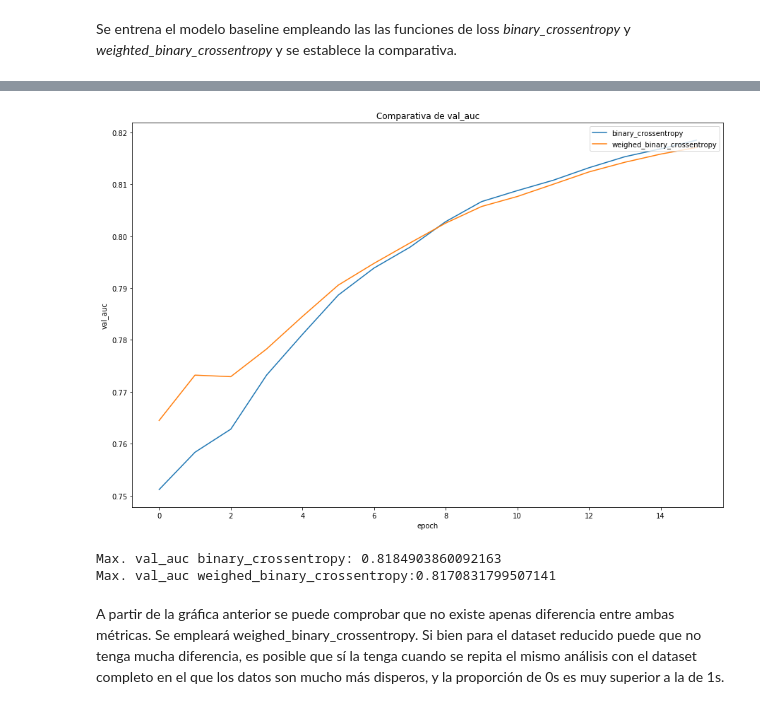
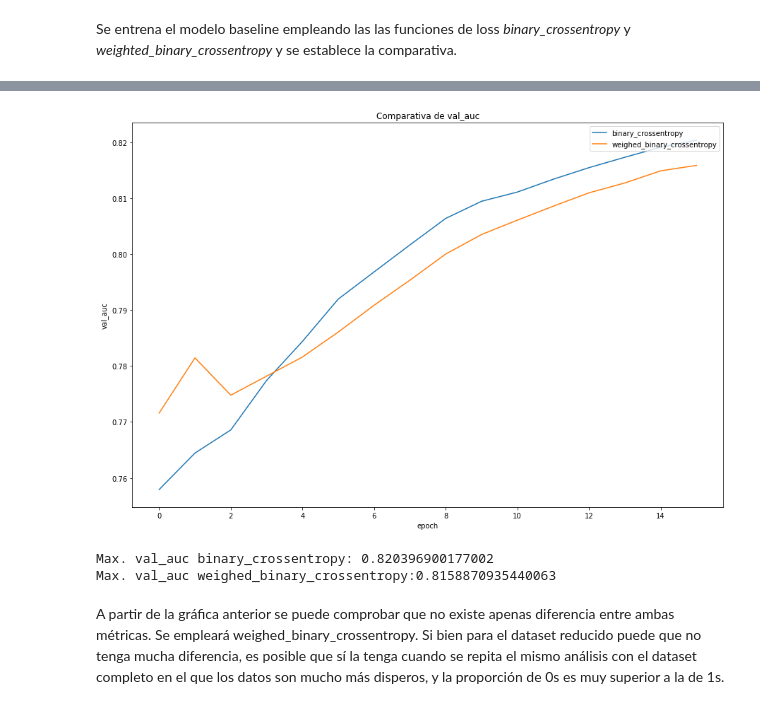
Before and after one commit to akepa/attribute-detection-in-fashon-images, a Jupyter notebook: DeepFashion_VersionReducida.ipynb, the cells around one changed output, grey strips where cells are left out. Saved outputs shown, nothing was run; the diff lists cells and outputs as text; code cells hidden in the pictures.

```diff
--- a/DeepFashion_VersionReducida.ipynb
+++ b/DeepFashion_VersionReducida.ipynb
@@ -605,13 +609,13 @@ Loading cached value for variable 'res_weighed_crossentropy'. Time since caching
 # %%
-results = {'binary_crossentropy' : res_binary_crossentropy[1], 'weighed_binary_crossentropy' : res_weighed_crossentropy[1]}
+results = {'binary_crossentropy' : res_binary_crossentropy[2], 'weighed_binary_crossentropy' : res_weighed_crossentropy[2]}
 plot(results, metric='val_auc')
 
-print('Max. val_auc binary_crossentropy: {}'.format(max(res_binary_crossentropy[1])))
-print('Max. val_auc weighed_binary_crossentropy:{}'.format(max(res_weighed_crossentropy[1])))
+print('Max. val_auc binary_crossentropy: {}'.format(max(res_binary_crossentropy[2])))
+print('Max. val_auc weighed_binary_crossentropy:{}'.format(max(res_weighed_crossentropy[2])))
 # %% [output]
-[figure, old version]
+[figure, new version]
-Max. val_auc binary_crossentropy: 0.8184903860092163
-Max. val_auc weighed_binary_crossentropy:0.8170831799507141
+Max. val_auc binary_crossentropy: 0.820396900177002
+Max. val_auc weighed_binary_crossentropy:0.8158870935440063
 # %% [markdown]
 A partir de la gráfica anterior se puede comprobar que no existe apenas diferencia entre ambas métricas. Se empleará weighed_binary_crossentropy. Si bien para el dataset reducido puede que no tenga mucha diferencia, es posible que sí la tenga cuando se repita el mismo análisis con el dataset completo en el que los datos son mucho más disperos, y la proporción de 0s es muy superior a la de 1s.
 # %% [markdown]
```
Also changed, not shown: parts of 54 cells of this notebook, 2 other files.
